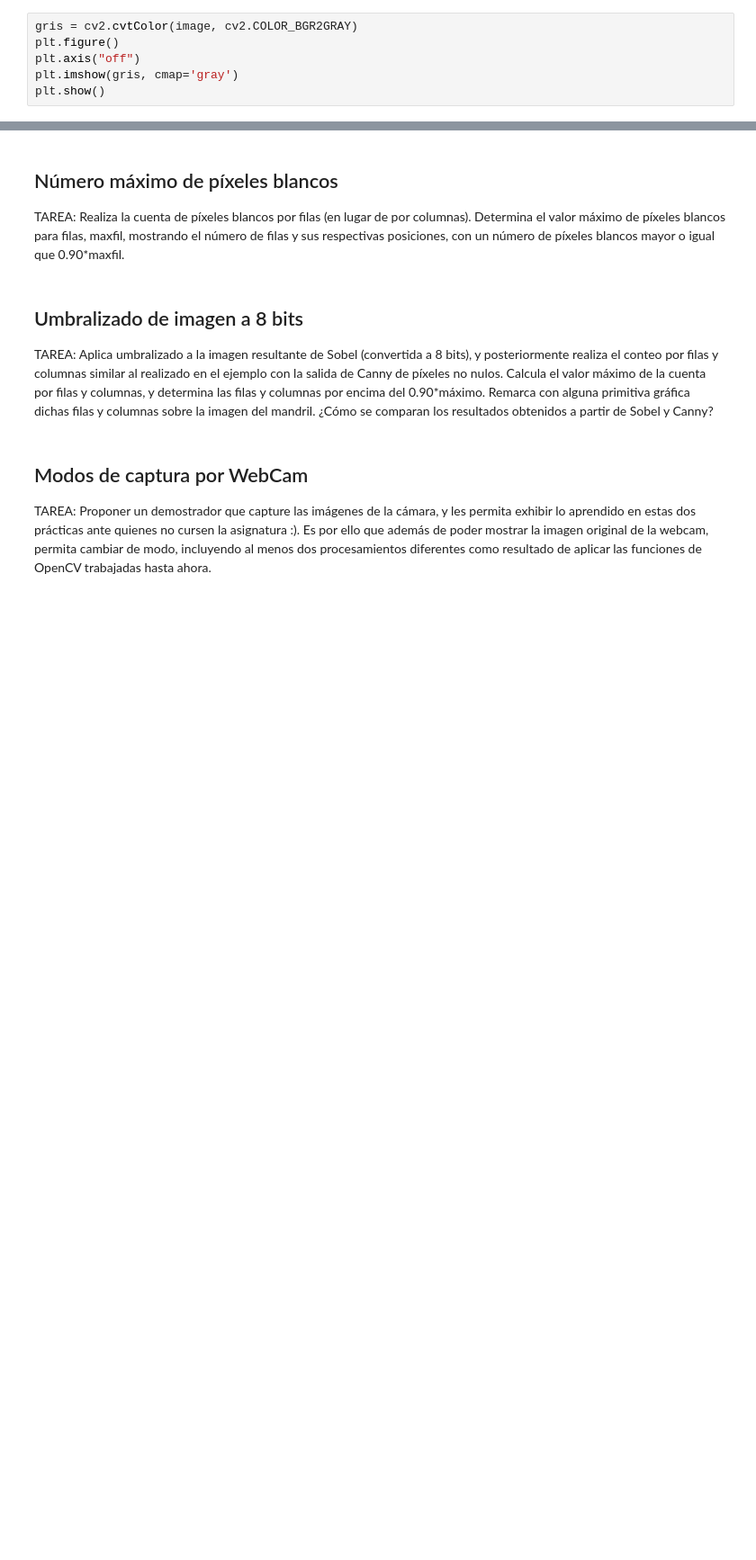
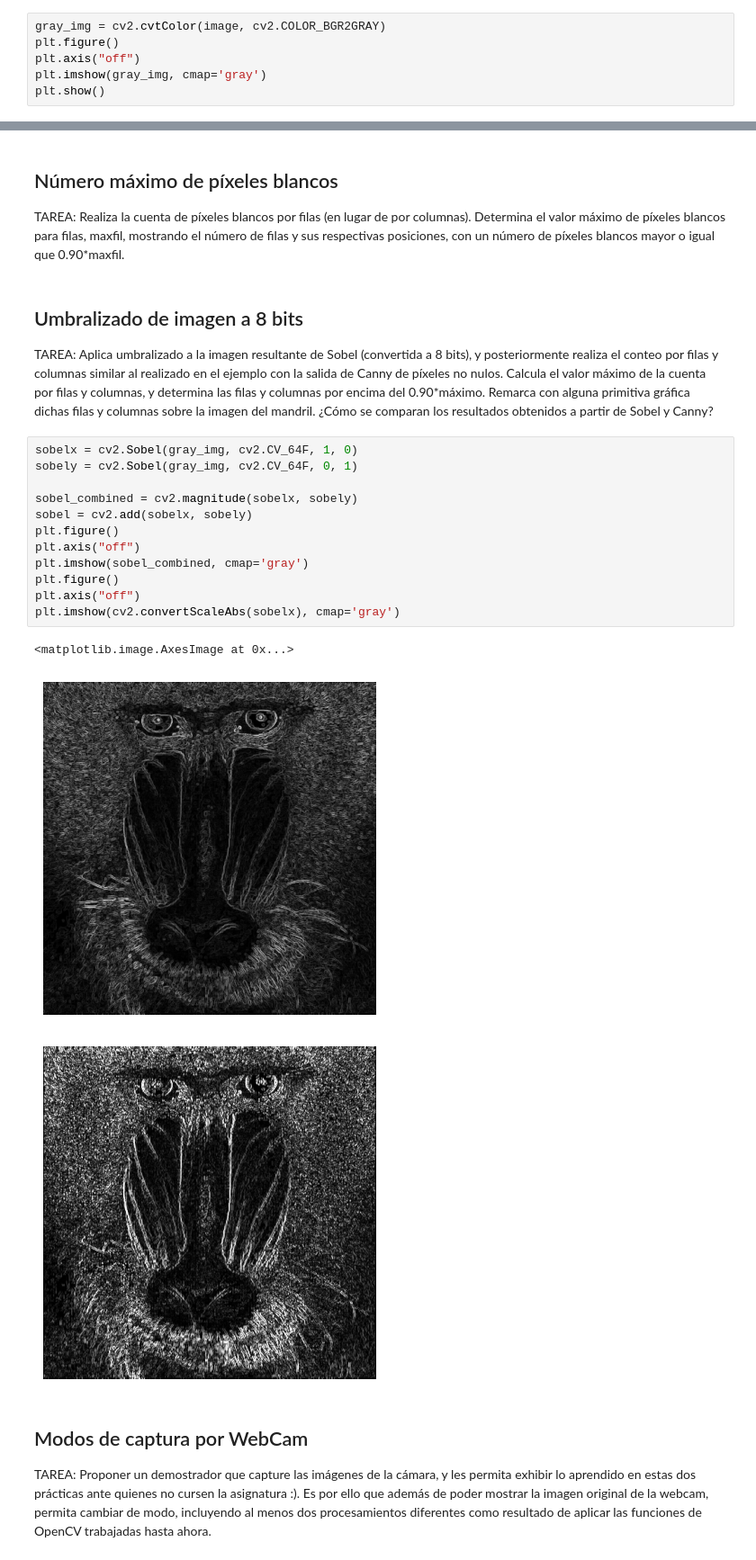
Before and after one commit to ivanperezdiaz829/Computer_Vision, a Jupyter notebook: VC_P2/Exercises_P2.ipynb, the cells around one changed output, grey strips where cells are left out. Shown at 90% size. Saved outputs shown, nothing was run; the diff lists cells and outputs as text; blank space fills up the shorter version.

```diff
--- a/VC_P2/Exercises_P2.ipynb
+++ b/VC_P2/Exercises_P2.ipynb
@@ -35,10 +35,10 @@ La imagen tiene un tamaño de 512x512 pixeles
 # %% [markdown]
 Para las tareas también va a ser de gran utilidad poseer la imagen en escala de grises, por lo tanto, se va a obtener la misma.
 # %%
-gris = cv2.cvtColor(image, cv2.COLOR_BGR2GRAY)
+gray_img = cv2.cvtColor(image, cv2.COLOR_BGR2GRAY)
 plt.figure()
 plt.axis("off")
-plt.imshow(gris, cmap='gray')
+plt.imshow(gray_img, cmap='gray')
 plt.show()
 # %% [output]
 [figure]
@@ -50,6 +50,22 @@ TAREA: Realiza la cuenta de píxeles blancos por filas (en lugar de por columnas
 ## Umbralizado de imagen a 8 bits
 
 TAREA: Aplica umbralizado a la imagen resultante de Sobel (convertida a 8 bits), y posteriormente realiza el conteo por filas y columnas similar al realizado en el ejemplo con la salida de Canny de píxeles no nulos. Calcula el valor máximo de la cuenta por filas y columnas, y determina las filas y columnas por encima del 0.90*máximo. Remarca con alguna primitiva gráfica dichas filas y columnas sobre la imagen del mandril. ¿Cómo se comparan los resultados obtenidos a partir de Sobel y Canny?
+# %%
+sobelx = cv2.Sobel(gray_img, cv2.CV_64F, 1, 0)
+sobely = cv2.Sobel(gray_img, cv2.CV_64F, 0, 1)
+
+sobel_combined = cv2.magnitude(sobelx, sobely)
+sobel = cv2.add(sobelx, sobely)
+plt.figure()
+plt.axis("off")
+plt.imshow(sobel_combined, cmap='gray')
+plt.figure()
+plt.axis("off")
+plt.imshow(cv2.convertScaleAbs(sobelx), cmap='gray')
+# %% [output]
+<matplotlib.image.AxesImage at 0x...>
+[figure, added]
+[figure, added]
 # %% [markdown]
 ## Modos de captura por WebCam
 
```
Also changed, not shown: parts of 2 cells of this notebook.
